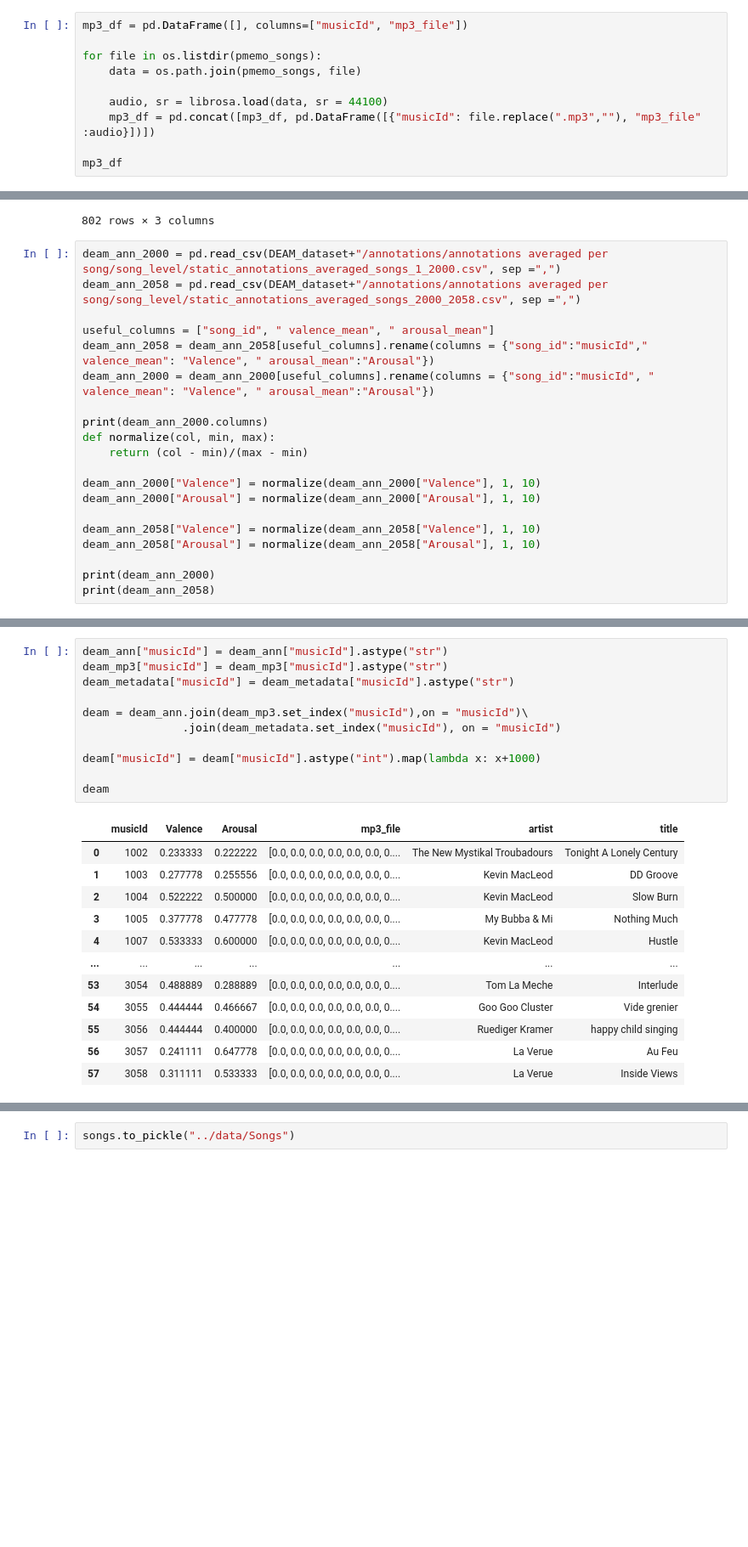
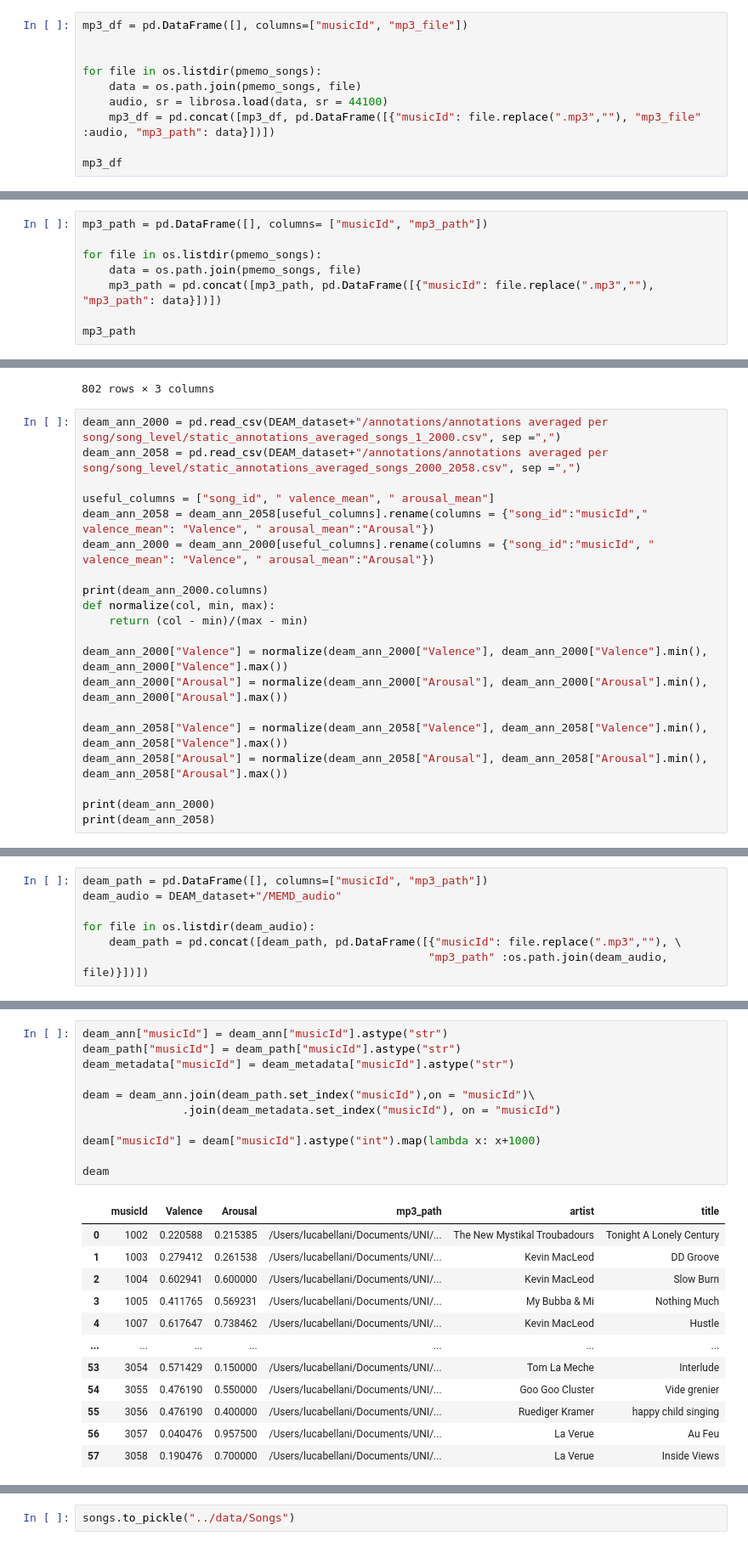
Before and after one commit to lukebella/Recommersion, a Jupyter notebook: data_management/manage_songs.ipynb, the cells around one changed output, grey strips where cells are left out. Shown at 85% size. Drawn from its saved outputs; the diff is of its cells as text; blank space fills up the shorter version.

```diff
--- a/data_management/manage_songs.ipynb
+++ b/data_management/manage_songs.ipynb
@@ -32,11 +35,11 @@ PMEMO_ann
 # %%
 mp3_df = pd.DataFrame([], columns=["musicId", "mp3_file"])
 
+
 for file in os.listdir(pmemo_songs):
     data = os.path.join(pmemo_songs, file)
-
     audio, sr = librosa.load(data, sr = 44100)
-    mp3_df = pd.concat([mp3_df, pd.DataFrame([{"musicId": file.replace(".mp3",""), "mp3_file" :audio}])])
+    mp3_df = pd.concat([mp3_df, pd.DataFrame([{"musicId": file.replace(".mp3",""), "mp3_file" :audio, "mp3_path": data}])])
 
 mp3_df
 # %% [output]
@@ -55,0 +47,8 @@ mp3_df
+# %%
+mp3_path = pd.DataFrame([], columns= ["musicId", "mp3_path"])
+
+for file in os.listdir(pmemo_songs):
+    data = os.path.join(pmemo_songs, file)
+    mp3_path = pd.concat([mp3_path, pd.DataFrame([{"musicId": file.replace(".mp3",""), "mp3_path": data}])])
+
+mp3_path
@@ -163,11 +176,11 @@ print(deam_ann_2000.columns)
 def normalize(col, min, max):
     return (col - min)/(max - min)
 
-deam_ann_2000["Valence"] = normalize(deam_ann_2000["Valence"], 1, 10)
-deam_ann_2000["Arousal"] = normalize(deam_ann_2000["Arousal"], 1, 10)
+deam_ann_2000["Valence"] = normalize(deam_ann_2000["Valence"], deam_ann_2000["Valence"].min(), deam_ann_2000["Valence"].max())
+deam_ann_2000["Arousal"] = normalize(deam_ann_2000["Arousal"], deam_ann_2000["Arousal"].min(), deam_ann_2000["Arousal"].max())
 
-deam_ann_2058["Valence"] = normalize(deam_ann_2058["Valence"], 1, 10)
-deam_ann_2058["Arousal"] = normalize(deam_ann_2058["Arousal"], 1, 10)
+deam_ann_2058["Valence"] = normalize(deam_ann_2058["Valence"], deam_ann_2058["Valence"].min(), deam_ann_2058["Valence"].max())
+deam_ann_2058["Arousal"] = normalize(deam_ann_2058["Arousal"], deam_ann_2058["Arousal"].min(), deam_ann_2058["Arousal"].max())
 
 print(deam_ann_2000)
 print(deam_ann_2058)
@@ -209,2 +222,9 @@ deam_ann
 802 rows × 3 columns
+# %%
+deam_path = pd.DataFrame([], columns=["musicId", "mp3_path"])
+deam_audio = DEAM_dataset+"/MEMD_audio"
+
+for file in os.listdir(deam_audio):
+    deam_path = pd.concat([deam_path, pd.DataFrame([{"musicId": file.replace(".mp3",""), \
+                                                    "mp3_path" :os.path.join(deam_audio, file)}])])
 # %%
@@ -221,27 +244,27 @@ for file in os.listdir(deam_audio):
 # %%
 deam_ann["musicId"] = deam_ann["musicId"].astype("str")
-deam_mp3["musicId"] = deam_mp3["musicId"].astype("str")
+deam_path["musicId"] = deam_path["musicId"].astype("str")
 deam_metadata["musicId"] = deam_metadata["musicId"].astype("str")
 
-deam = deam_ann.join(deam_mp3.set_index("musicId"),on = "musicId")\
+deam = deam_ann.join(deam_path.set_index("musicId"),on = "musicId")\
                .join(deam_metadata.set_index("musicId"), on = "musicId")
 
 deam["musicId"] = deam["musicId"].astype("int").map(lambda x: x+1000)
 
 deam
 # %% [output]
-|  | musicId | Valence | Arousal | mp3_file | artist | title |
-| 0 | 1002 | 0.233333 | 0.222222 | [0.0, 0.0, 0.0, 0.0, 0.0, 0.0, 0.... | The New Mystikal Troubadours | Tonight A Lonely Century |
-| 1 | 1003 | 0.277778 | 0.255556 | [0.0, 0.0, 0.0, 0.0, 0.0, 0.0, 0.... | Kevin MacLeod | DD Groove |
-| 2 | 1004 | 0.522222 | 0.500000 | [0.0, 0.0, 0.0, 0.0, 0.0, 0.0, 0.... | Kevin MacLeod | Slow Burn |
-| 3 | 1005 | 0.377778 | 0.477778 | [0.0, 0.0, 0.0, 0.0, 0.0, 0.0, 0.... | My Bubba & Mi | Nothing Much |
-| 4 | 1007 | 0.533333 | 0.600000 | [0.0, 0.0, 0.0, 0.0, 0.0, 0.0, 0.... | Kevin MacLeod | Hustle |
+|  | musicId | Valence | Arousal | mp3_path | artist | title |
+| 0 | 1002 | 0.220588 | 0.215385 | /Users/lucabellani/Documents/UNI/... | The New Mystikal Troubadours | Tonight A Lonely Century |
+| 1 | 1003 | 0.279412 | 0.261538 | /Users/lucabellani/Documents/UNI/... | Kevin MacLeod | DD Groove |
+| 2 | 1004 | 0.602941 | 0.600000 | /Users/lucabellani/Documents/UNI/... | Kevin MacLeod | Slow Burn |
+| 3 | 1005 | 0.411765 | 0.569231 | /Users/lucabellani/Documents/UNI/... | My Bubba & Mi | Nothing Much |
+| 4 | 1007 | 0.617647 | 0.738462 | /Users/lucabellani/Documents/UNI/... | Kevin MacLeod | Hustle |
 | ... | ... | ... | ... | ... | ... | ... |
-| 53 | 3054 | 0.488889 | 0.288889 | [0.0, 0.0, 0.0, 0.0, 0.0, 0.0, 0.... | Tom La Meche | Interlude |
-| 54 | 3055 | 0.444444 | 0.466667 | [0.0, 0.0, 0.0, 0.0, 0.0, 0.0, 0.... | Goo Goo Cluster | Vide grenier |
-| 55 | 3056 | 0.444444 | 0.400000 | [0.0, 0.0, 0.0, 0.0, 0.0, 0.0, 0.... | Ruediger Kramer | happy child singing |
-| 56 | 3057 | 0.241111 | 0.647778 | [0.0, 0.0, 0.0, 0.0, 0.0, 0.0, 0.... | La Verue | Au Feu |
-| 57 | 3058 | 0.311111 | 0.533333 | [0.0, 0.0, 0.0, 0.0, 0.0, 0.0, 0.... | La Verue | Inside Views |
+| 53 | 3054 | 0.571429 | 0.150000 | /Users/lucabellani/Documents/UNI/... | Tom La Meche | Interlude |
+| 54 | 3055 | 0.476190 | 0.550000 | /Users/lucabellani/Documents/UNI/... | Goo Goo Cluster | Vide grenier |
+| 55 | 3056 | 0.476190 | 0.400000 | /Users/lucabellani/Documents/UNI/... | Ruediger Kramer | happy child singing |
+| 56 | 3057 | 0.040476 | 0.957500 | /Users/lucabellani/Documents/UNI/... | La Verue | Au Feu |
+| 57 | 3058 | 0.190476 | 0.700000 | /Users/lucabellani/Documents/UNI/... | La Verue | Inside Views |
 802 rows × 6 columns
 # %%
 songs = pd.concat([pmemo, deam]).drop(columns="album")
```
Also changed, not shown: parts of 11 cells of this notebook, 2 other files.
